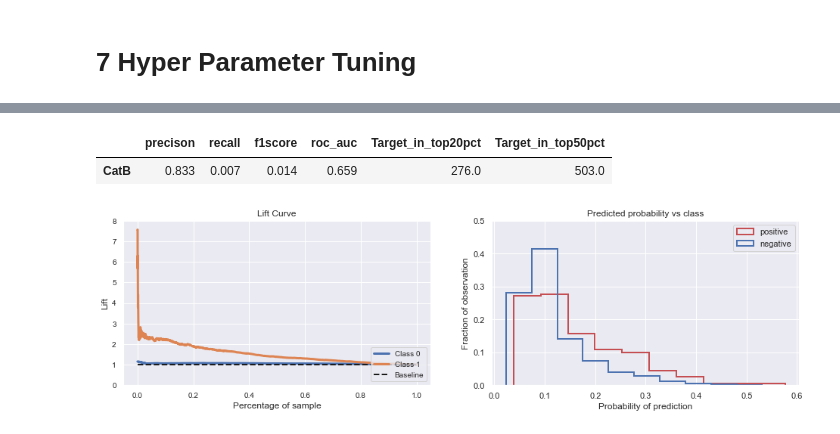
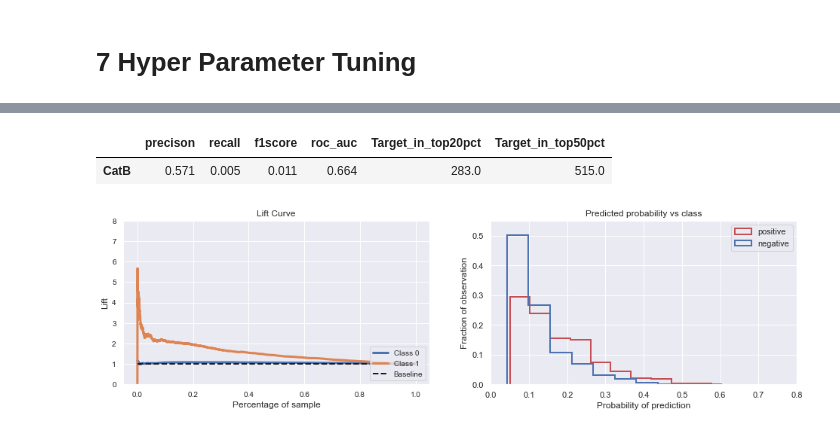
Before and after one commit to yoyo6022/Detecting_Potential_Candidate_Springboard_Capstone2, a Jupyter notebook: notebooks/Detecting Potential Candidate_Part3_Model CatBoost.ipynb, the cells around one changed output, grey strips where cells are left out. Drawn from its saved outputs; the diff is of its cells as text; code cells hidden in the pictures.

```diff
--- a/notebooks/Detecting Potential Candidate_Part3_Model CatBoost.ipynb
+++ b/notebooks/Detecting Potential Candidate_Part3_Model CatBoost.ipynb
@@ -223,8 +238,8 @@ KeyboardInterrupt:
 # %%
 liftcurve_probahisto_score(trainmodel_cv,
-                           CatBoostClassifier(iterations=1182,  depth=7, learning_rate=0.027516),
-                           'CatB', 5, X_test, y_test, 8, 0.5)
+                           CatBoostClassifier(iterations=988, depth=2, learning_rate=0.07165),
+                           'CatB', 5, X_test, y_test, 8, 0.55, 0.8)
 # %% [output]
 |  | precison | recall | f1score | roc_auc | Target_in_top20pct | Target_in_top50pct |
-| CatB | 0.833 | 0.007 | 0.014 | 0.659 | 276.0 | 503.0 |
+| CatB | 0.571 | 0.005 | 0.011 | 0.664 | 283.0 | 515.0 |
-[figure, old version]
+[figure, new version]
```
Also changed, not shown: parts of 8 cells of this notebook.
